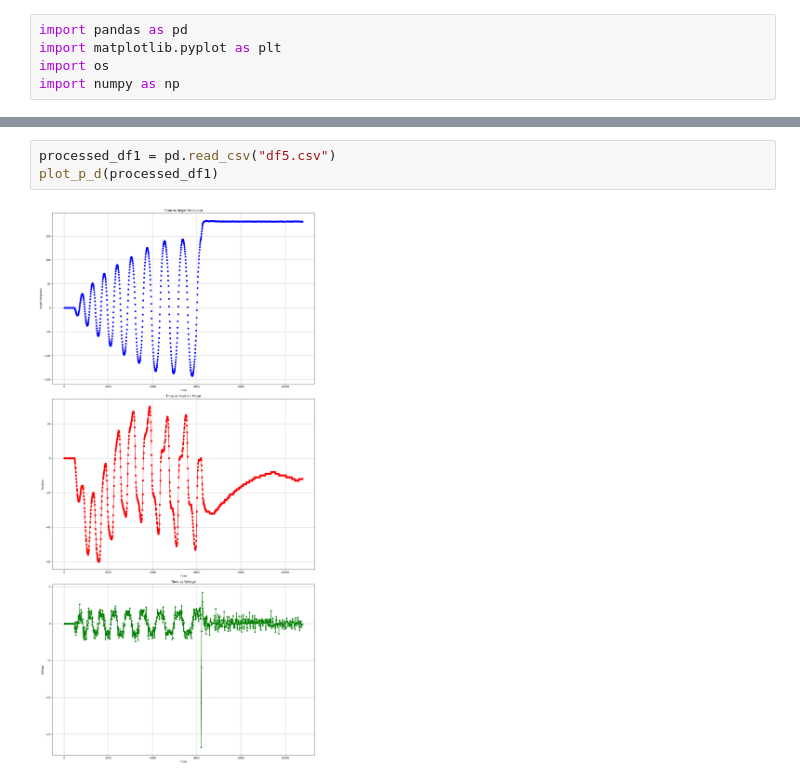
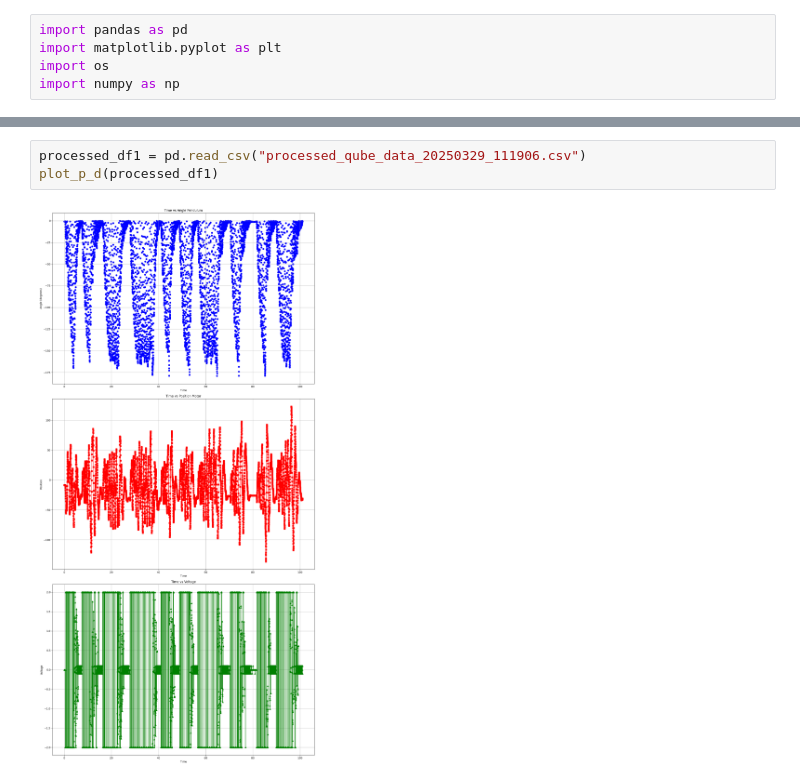
Before and after one commit to ModeS7/Pendulum_RL, a Jupyter notebook: QUBE/examples/Inverted_Pendulum_data/data.ipynb, the cells around one changed output, grey strips where cells are left out. Saved outputs shown, nothing was run; the diff lists cells and outputs as text.

```diff
--- a/QUBE/examples/Inverted_Pendulum_data/data.ipynb
+++ b/QUBE/examples/Inverted_Pendulum_data/data.ipynb
@@ -242,5 +319,5 @@ Successfully processed data6.xlsx
 # %%
-processed_df1 = pd.read_csv("df5.csv")
+processed_df1 = pd.read_csv("processed_qube_data_20250329_111906.csv")
 plot_p_d(processed_df1)
 # %% [output]
-[figure, old version]
+[figure, new version]
```
Also changed, not shown: parts of 3 cells of this notebook, 1 other file.
